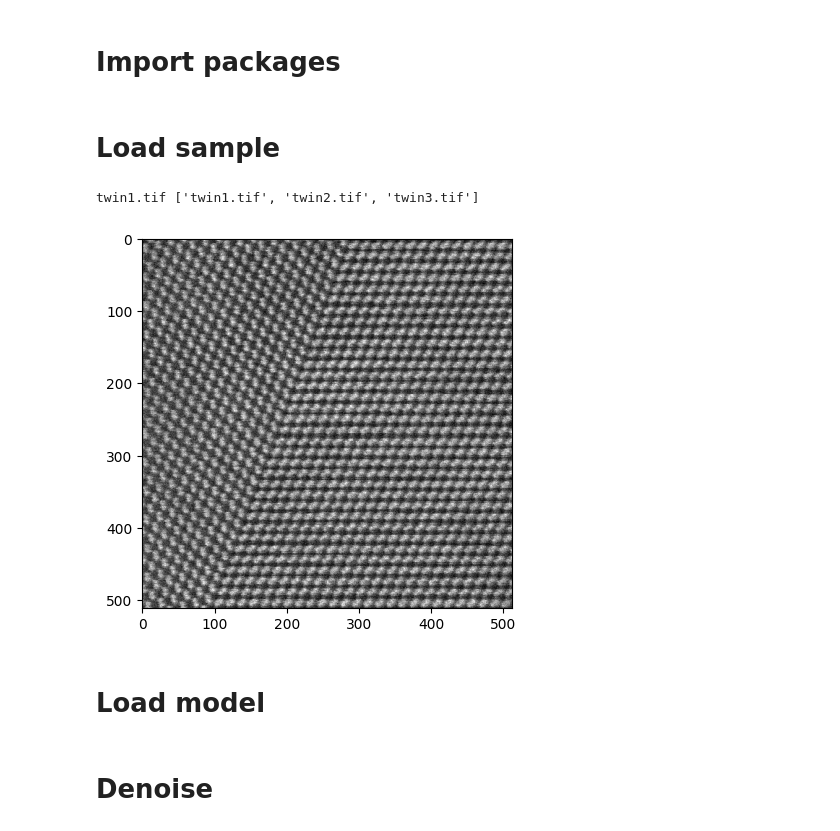
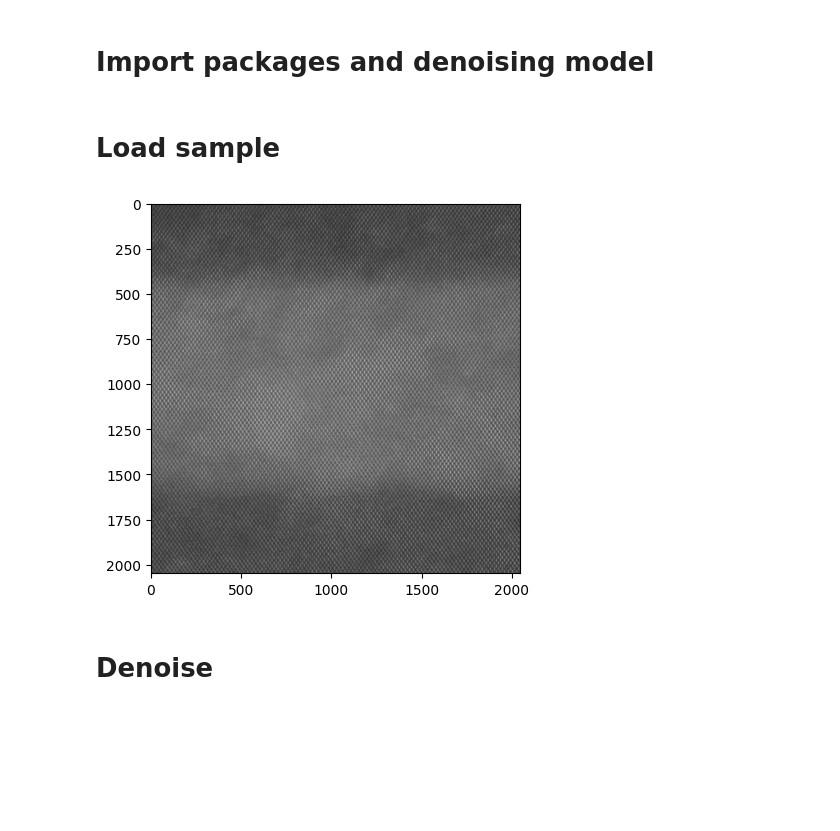
Before and after one commit to IvanPinto-ICN2/STEM_denoising_by_FFT, a Jupyter notebook: demo.ipynb, the cells around one changed output. Drawn from its saved outputs; the diff is of its cells as text; code cells hidden in the pictures; blank space fills up the shorter version.

Commit message:
Add sample test

```diff
--- a/demo.ipynb
+++ b/demo.ipynb
@@ -1,5 +1,5 @@
 # %% [markdown]
-# Import packages
+# Import packages and denoising model
 # %%
 import torch
 from PIL import Image
@@ -12,22 +15,12 @@ from denoiser import fft_denoising
 # Load sample
 # %%
 # Read all the files
-folder_path = 'samples'
-files = os.listdir(folder_path)
+file_path = 'sample/Ge.tif'
 
-# Select the file/sample to analyze
-selected_file = 1
-file = files[selected_file - 1]
-print(file, files)
+# Load and plot images
+image = np.array(Image.open(f'{file_path}'))
+
+plt.imshow(image, cmap = 'gray')
+plt.show()
 # %% [output]
-twin1.tif ['twin1.tif', 'twin2.tif', 'twin3.tif']
+[figure, added]
-# %%
-
-image = np.array(Image.open(f'{folder_path}/{file}'))
-
-plt.imshow(image, cmap = 'gray')
-plt.show()
-# %% [output]
-[figure, removed]
-# %% [markdown]
-# Load model
```
Also changed, not shown: parts of 3 cells of this notebook, 6 other files.
